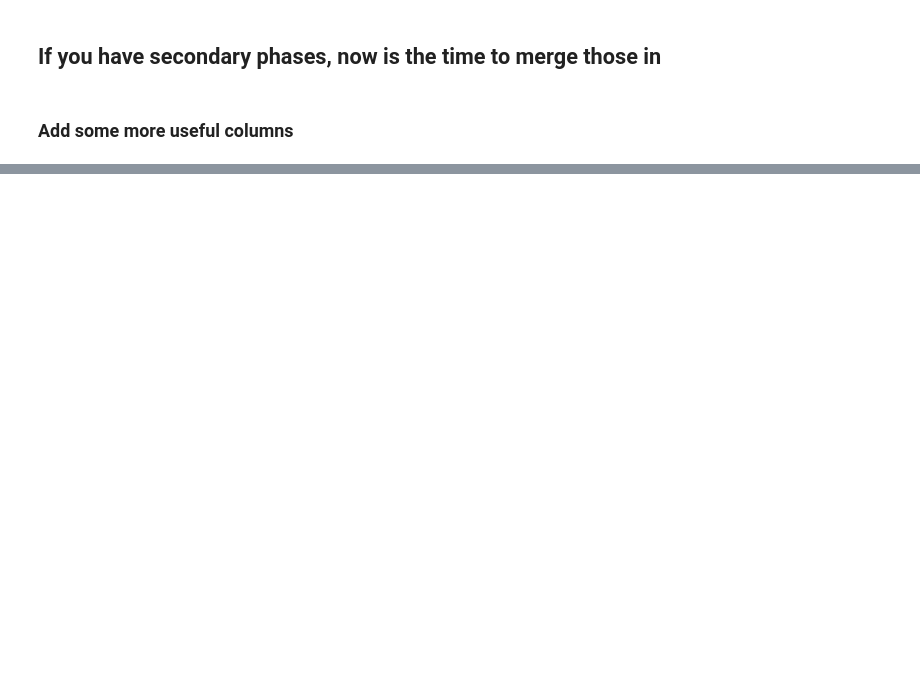
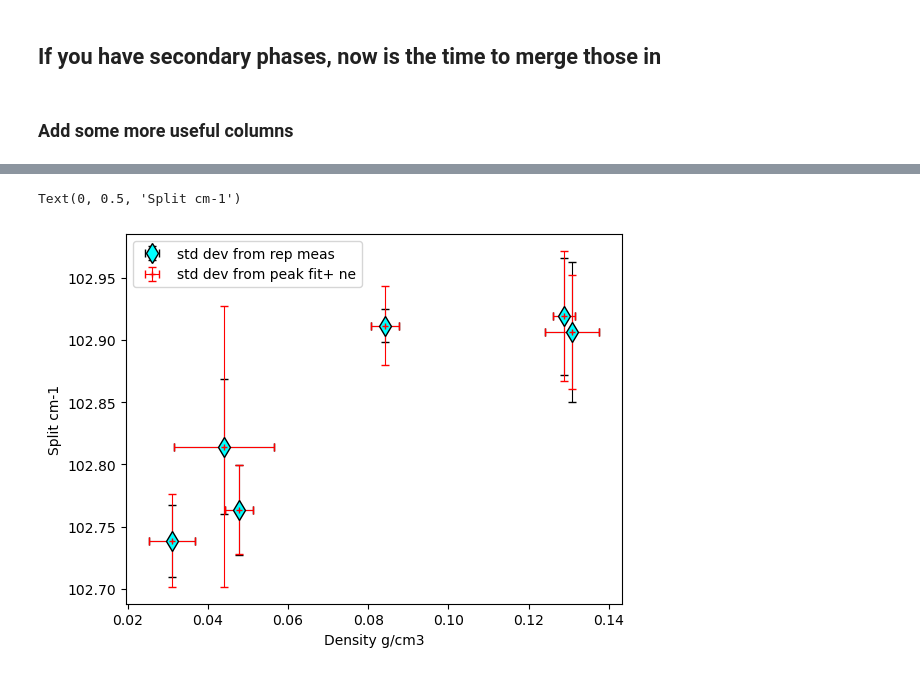
Before and after one commit to PennyWieser/DiadFit, a Jupyter notebook: docs/Examples/Example1c_HORIBA_Calibration/Step4_Stitch_Outputs_Together.ipynb, the cells around one changed output, grey strips where cells are left out. Drawn from its saved outputs; the diff is of its cells as text; code cells hidden in the pictures; blank space fills up the shorter version.

Commit message:
Ne and peak fit error prop

```diff
--- a/docs/Examples/Example1c_HORIBA_Calibration/Step4_Stitch_Outputs_Together.ipynb
+++ b/docs/Examples/Example1c_HORIBA_Calibration/Step4_Stitch_Outputs_Together.ipynb
@@ -221,0 +232,3 @@ df_combo_sec_phase.to_excel('FI_fitting_w_sec_phases.xlsx')
+# %%
+df_combo_sec_phase['Match name'] = df_combo_sec_phase['filename_x'].str.replace('_R\d+', '', regex=True)
+df_combo_sec_phase['Match name'].unique()
@@ -221,0 +258,4 @@ df_combo_sec_phase.to_excel('FI_fitting_w_sec_phases.xlsx')
+# %%
+
+df_combo_sec_phase['Match name'] = df_combo_sec_phase['filename_x'].str.replace('_[Rr]\d+', '', regex=True)
+df_combo_sec_phase['Match name'].head()
@@ -221,0 +269,6 @@ df_combo_sec_phase.to_excel('FI_fitting_w_sec_phases.xlsx')
+# %%
+cam_data_av= df_combo_sec_phase.groupby('Match name', as_index=False).mean()
+cam_data_std= df_combo_sec_phase.groupby('Match name', as_index=False).std()
+# %%
+combined_df = pd.merge(cam_data_av, std_data_av, on='Match name')
+combined_df_std = pd.merge(cam_data_std, std_data_std, on='Match name')
@@ -221,0 +299,15 @@ df_combo_sec_phase.to_excel('FI_fitting_w_sec_phases.xlsx')
+# %%
+plt.plot( combined_df['r (Lamadrid et al., 2017)'], combined_df['Corrected_Splitting'],'ok')
+plt.errorbar(combined_df['r (Lamadrid et al., 2017)'], combined_df['Corrected_Splitting'],
+             xerr=combined_df_std['r (Lamadrid et al., 2017)'], yerr=combined_df_std['Corrected_Splitting'],
+             fmt='d', ecolor='k', elinewidth=0.8, mfc='cyan', ms=10, mec='k', capsize=3, label='std dev from rep meas')
+
+plt.errorbar(combined_df['r (Lamadrid et al., 2017)'], combined_df['Corrected_Splitting'],
+             xerr=combined_df_std['r (Lamadrid et al., 2017)'], yerr=combined_df['Corr_Split_1σ_val'],
+             fmt='+', ecolor='red', elinewidth=0.8, mfc='cyan', ms=5, mec='r', capsize=3, label='std dev from peak fit+ ne')
+plt.legend()
+plt.xlabel('Density g/cm3')
+plt.ylabel('Split cm-1')
+# %% [output]
+Text(0, 0.5, 'Split cm-1')
+[figure, added]
```
Also changed, not shown: parts of 17 cells of this notebook, 8 other files.
